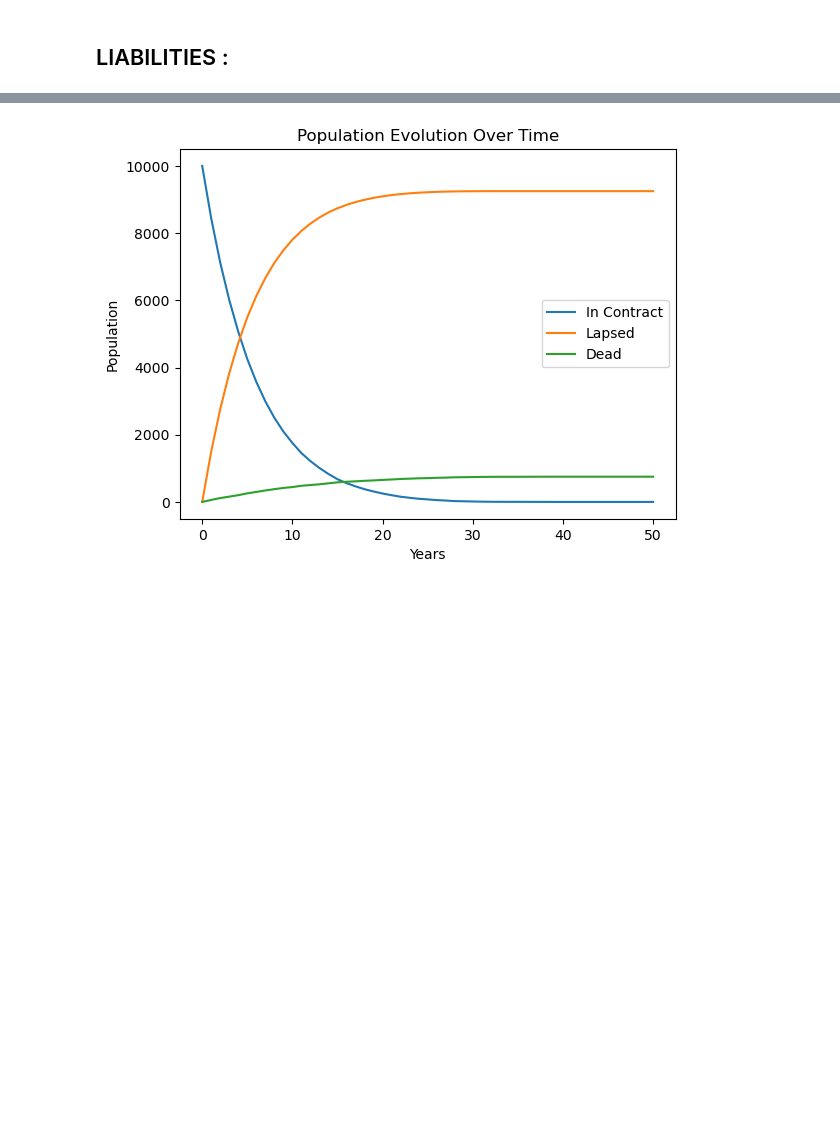
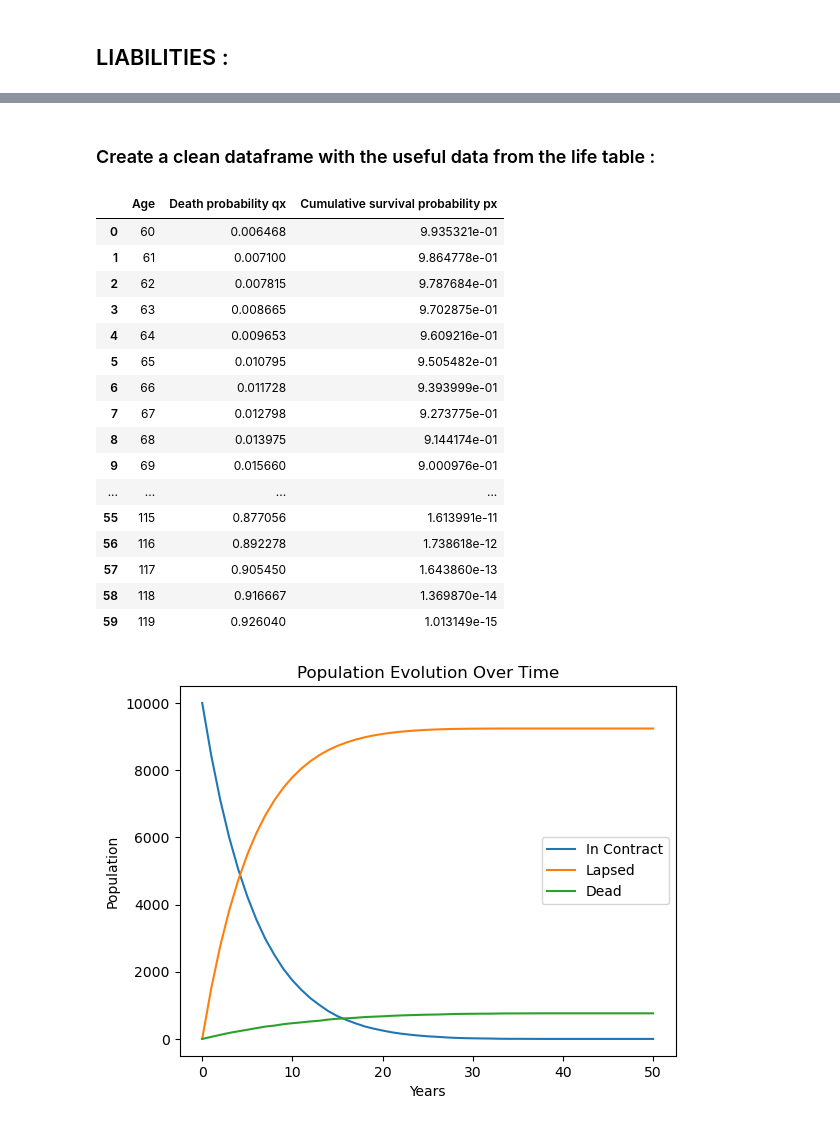
Before and after one commit to NoeDebrois/MSc-Mathematical-Engineering, a Jupyter notebook: Courses/Insurance and Econometrics/Merge_Assets_Liabilities_2.ipynb, the cells around one changed output, grey strips where cells are left out. Saved outputs shown, nothing was run; the diff lists cells and outputs as text; code cells hidden in the pictures; blank space fills up the shorter version.

```diff
--- a/Courses/Insurance and Econometrics/Merge_Assets_Liabilities_2.ipynb
+++ b/Courses/Insurance and Econometrics/Merge_Assets_Liabilities_2.ipynb
@@ -110 +153,27 @@ array([0.00646787, 0.00710026, 0.0078151 , 0.00866487, 0.0096527 ,
+# %% [markdown]
+### Create a clean dataframe with the useful data from the life table :
+# %%
+Life_table = pd.DataFrame()
+Life_table['Age'] = np.arange(60, 120, 1)
+Life_table['Death probability qx'] = np.array(df_LT['Probability of death (per thousand)  qx'][60:120]) / 1000
+Life_table['Cumulative survival probability px'] = (1 - Life_table['Death probability qx']).cumprod()
+Life_table
+# %% [output]
+|  | Age | Death probability qx | Cumulative survival probability px |
+| 0 | 60 | 0.006468 | 9.935321e-01 |
+| 1 | 61 | 0.007100 | 9.864778e-01 |
+| 2 | 62 | 0.007815 | 9.787684e-01 |
+| 3 | 63 | 0.008665 | 9.702875e-01 |
+| 4 | 64 | 0.009653 | 9.609216e-01 |
+| 5 | 65 | 0.010795 | 9.505482e-01 |
+| 6 | 66 | 0.011728 | 9.393999e-01 |
+| 7 | 67 | 0.012798 | 9.273775e-01 |
+| 8 | 68 | 0.013975 | 9.144174e-01 |
+| 9 | 69 | 0.015660 | 9.000976e-01 |
+| ... | ... | ... | ... |
+| 55 | 115 | 0.877056 | 1.613991e-11 |
+| 56 | 116 | 0.892278 | 1.738618e-12 |
+| 57 | 117 | 0.905450 | 1.643860e-13 |
+| 58 | 118 | 0.916667 | 1.369870e-14 |
+| 59 | 119 | 0.926040 | 1.013149e-15 |
 # %%
```
Also changed, not shown: parts of 55 cells of this notebook.
